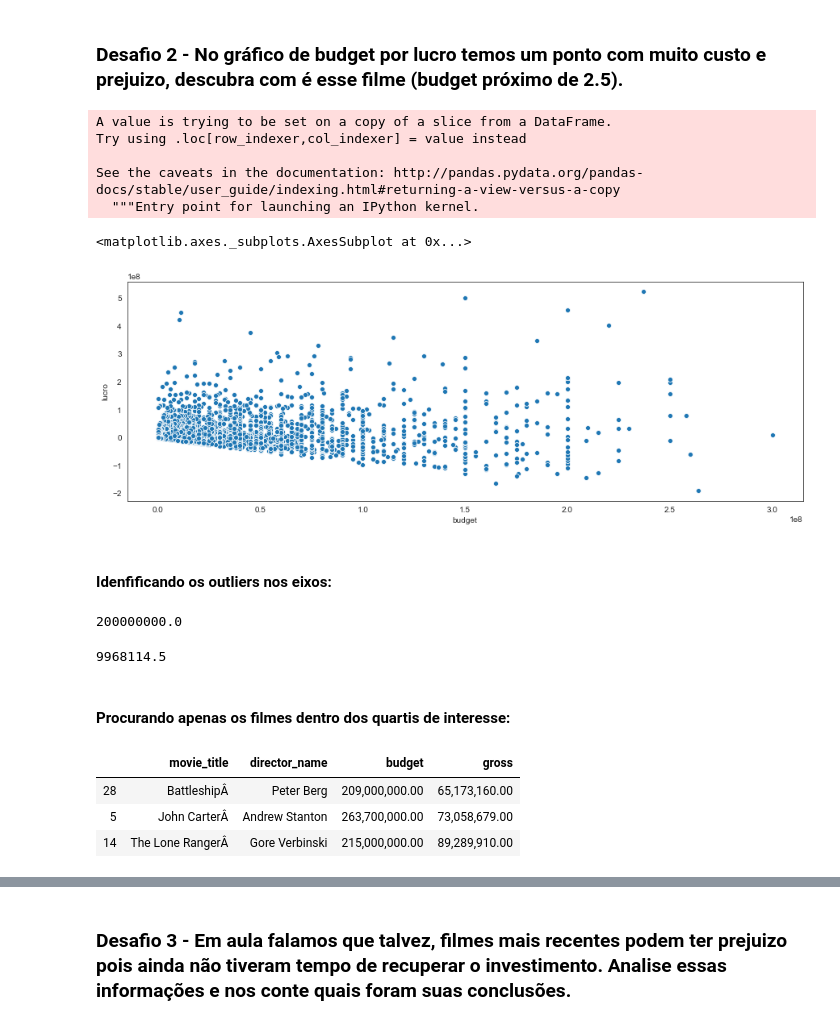
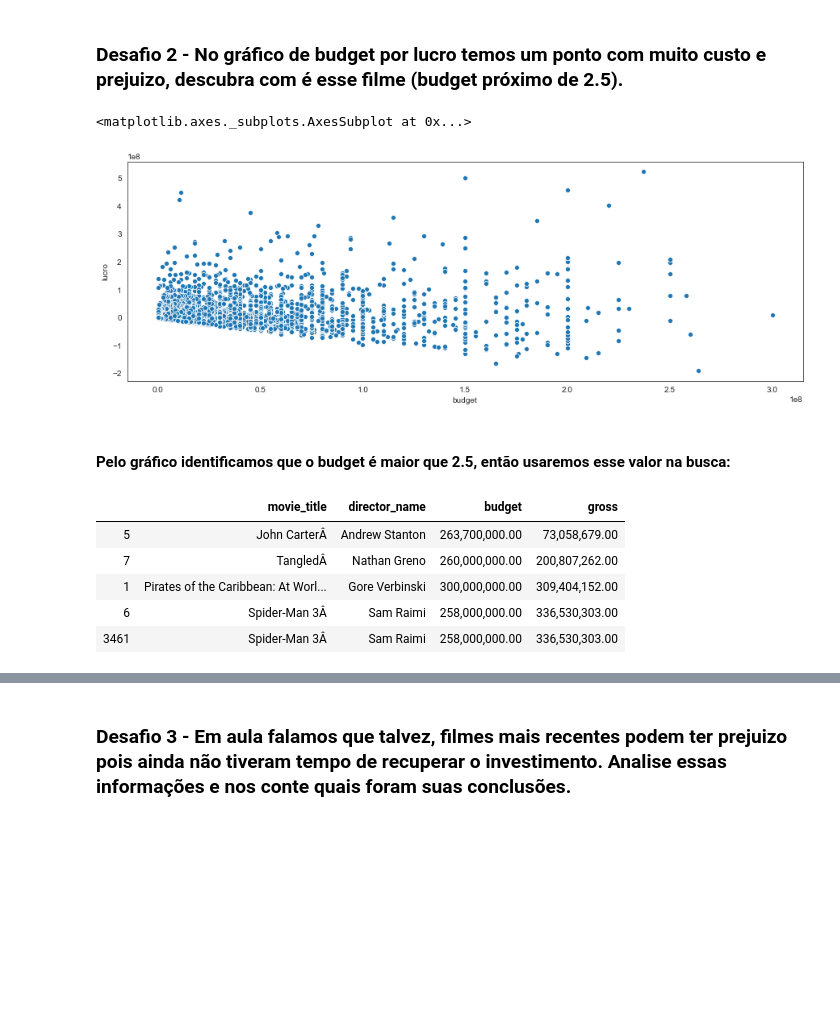
Before and after one commit to mtalaisys/quarentenadados, a Jupyter notebook: QuarentenaDados - Aula 3.ipynb, the cells around one changed output, grey strips where cells are left out. Saved outputs shown, nothing was run; the diff lists cells and outputs as text; code cells hidden in the pictures; blank space fills up the shorter version.

```diff
--- a/QuarentenaDados - Aula 3.ipynb
+++ b/QuarentenaDados - Aula 3.ipynb
@@ -325,40 +325,21 @@ sns.boxplot(data = color_or_bw, x ="color", y="imdb_score",palette='pastel')
 # %% [markdown]
 ### Desafio 2 - No gráfico de budget por lucro temos um ponto com muito custo e prejuizo, descubra com é esse filme (budget próximo de 2.5).
 # %%
-imdb_usa['lucro'] = imdb_usa['gross'] - imdb_usa['budget']
-
-budget_gross = imdb_usa.query("budget >0 | gross > 0")[["budget", "lucro"]].dropna()
-
 sns.set_style("white")
 plt.figure(figsize=(15, 5))
 sns.scatterplot(x="budget", y="lucro", data = budget_gross)
 # %% [output]
-A value is trying to be set on a copy of a slice from a DataFrame.
-Try using .loc[row_indexer,col_indexer] = value instead
-
-See the caveats in the documentation: http://pandas.pydata.org/pandas-docs/stable/user_guide/indexing.html#returning-a-view-versus-a-copy
-  """Entry point for launching an IPython kernel.
+<matplotlib.axes._subplots.AxesSubplot at 0x...>
-<matplotlib.axes._subplots.AxesSubplot at 0x...>
 [figure]
-# %% [markdown]
-#### Idenfificando os outliers nos eixos:
-# %%
-outlier_budget = imdb_usa["budget"].quantile(0.99)
-outlier_budget
-# %% [output]
-200000000.0
-# %%
-outlier_gross = imdb_usa["gross"].quantile(0.25)
-outlier_gross
-# %% [output]
-9968114.5
-# %% [markdown]
-#### Procurando apenas os filmes dentro dos quartis de interesse:
+# %% [markdown]
+#### Pelo gráfico identificamos que o budget é maior que 2.5, então usaremos esse valor na busca:
 # %%
-budget_outlier =  imdb_usa[['movie_title','director_name','budget', 'gross']].dropna().query('budget > 200000000 & gross < 100000000')
+budget_outlier =  imdb_usa[['movie_title','director_name','budget', 'gross']].dropna().query('budget > 250000000')
 budget_outlier.sort_values('gross', ascending=True)
 # %% [output]
 |  | movie_title | director_name | budget | gross |
-| 28 | BattleshipÂ | Peter Berg | 209,000,000.00 | 65,173,160.00 |
 | 5 | John CarterÂ | Andrew Stanton | 263,700,000.00 | 73,058,679.00 |
-| 14 | The Lone RangerÂ | Gore Verbinski | 215,000,000.00 | 89,289,910.00 |
+| 7 | TangledÂ | Nathan Greno | 260,000,000.00 | 200,807,262.00 |
+| 1 | Pirates of the Caribbean: At Worl... | Gore Verbinski | 300,000,000.00 | 309,404,152.00 |
+| 6 | Spider-Man 3Â | Sam Raimi | 258,000,000.00 | 336,530,303.00 |
+| 3461 | Spider-Man 3Â | Sam Raimi | 258,000,000.00 | 336,530,303.00 |
```
Also changed, not shown: parts of 9 cells of this notebook.
